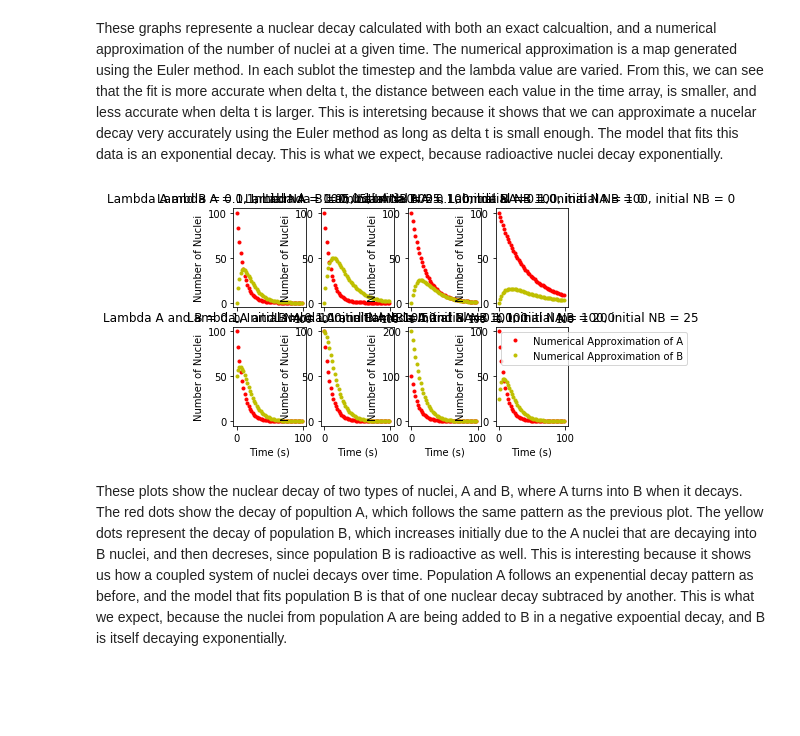
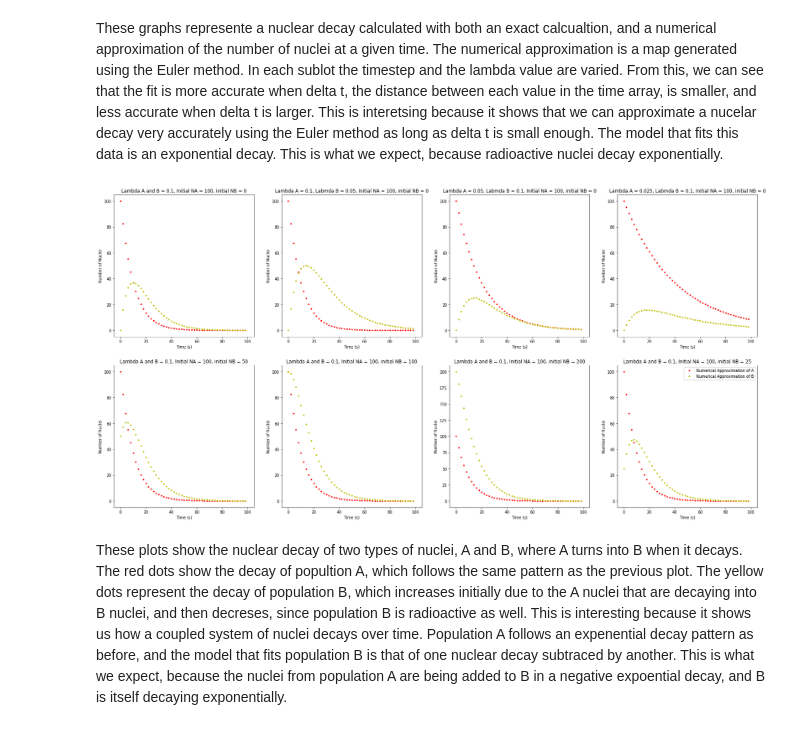
Before and after one commit to aMartin6/Labs, a Jupyter notebook: Lab 3.ipynb, the cells around one changed output. Drawn from its saved outputs; the diff is of its cells as text; code cells hidden in the pictures; blank space fills up the shorter version.

Commit message:
Changed size of other plots

```diff
--- a/Lab 3.ipynb
+++ b/Lab 3.ipynb
@@ -175,6 +175,8 @@ def coupled(NA, NBi, rA, rB, time):
     return NB
 # %%
 # CORRECTION: I changed the code so that all plots are subgraphs of the same figure, and I added more cases.
+
+figure(figsize = (30,15)) # Makes plots large enough to see
 
 # Case 1: Lambda A and B = 0.1, Initial NA = 100, initial NB = 0
 # Plots the numerical approximation of the decay of both A and B nuclei on the same plot. The rest of the graphs represent
@@ -235,34 +237,34 @@ populationB = coupled(populationA, 100, 0.1, 0.1, time)
 plot(time,populationA,"r.",markevery = 20, label = "Numerical Approximation of A")
 plot(time,populationB,"y.",markevery = 20, label = "Numerical Approximation of B")
 title("Lambda A and B = 0.1, Initial NA = 100, initial NB = 100")
 xlabel("Time (s)")
 ylabel("Number of Nuclei")
 
 # Case 7: Lambda A and B = 0.1, Initial NA = 100, initial NB = 200
 ax = subplot(247)
 populationA = populationNumerical(100,0.1,time)
 populationB = coupled(populationA, 200, 0.1, 0.1, time)
 plot(time,populationA,"r.",markevery = 20, label = "Numerical Approximation of A")
 plot(time,populationB,"y.",markevery = 20, label = "Numerical Approximation of B")
 title("Lambda A and B = 0.1, Initial NA = 100, initial NB = 200")
 xlabel("Time (s)")
 ylabel("Number of Nuclei")
 
 # Case 8: Lambda A and B = 0.1, Initial NA = 100, initial NB = 25
 ax = subplot(248)
 populationA = populationNumerical(100,0.1,time)
 populationB = coupled(populationA, 25, 0.1, 0.1, time)
 plot(time,populationA,"r.",markevery = 20, label = "Numerical Approximation of A")
 plot(time,populationB,"y.",markevery = 20, label = "Numerical Approximation of B")
 title("Lambda A and B = 0.1, Initial NA = 100, initial NB = 25")
 xlabel("Time (s)")
 ylabel("Number of Nuclei")
 
 
 legend(loc = "best")
 show()
 # %% [output]
-[figure, old version]
+[figure, new version]
 # %% [markdown]
 These plots show the nuclear decay of two types of nuclei, A and B, where A turns into B when it decays. The red dots show the decay of popultion A, which follows the same pattern as the previous plot. The yellow dots represent the decay of population B, which increases initially due to the A nuclei that are decaying into B nuclei, and then decreses, since population B is radioactive as well. This is interesting because it shows us how a coupled system of nuclei decays over time. Population A follows an expenential decay pattern as before, and the model that fits population B is that of one nuclear decay subtraced by another. This is what we expect, because the nuclei from population A are being added to B in a negative expoential decay, and B is itself decaying exponentially.
 
```
